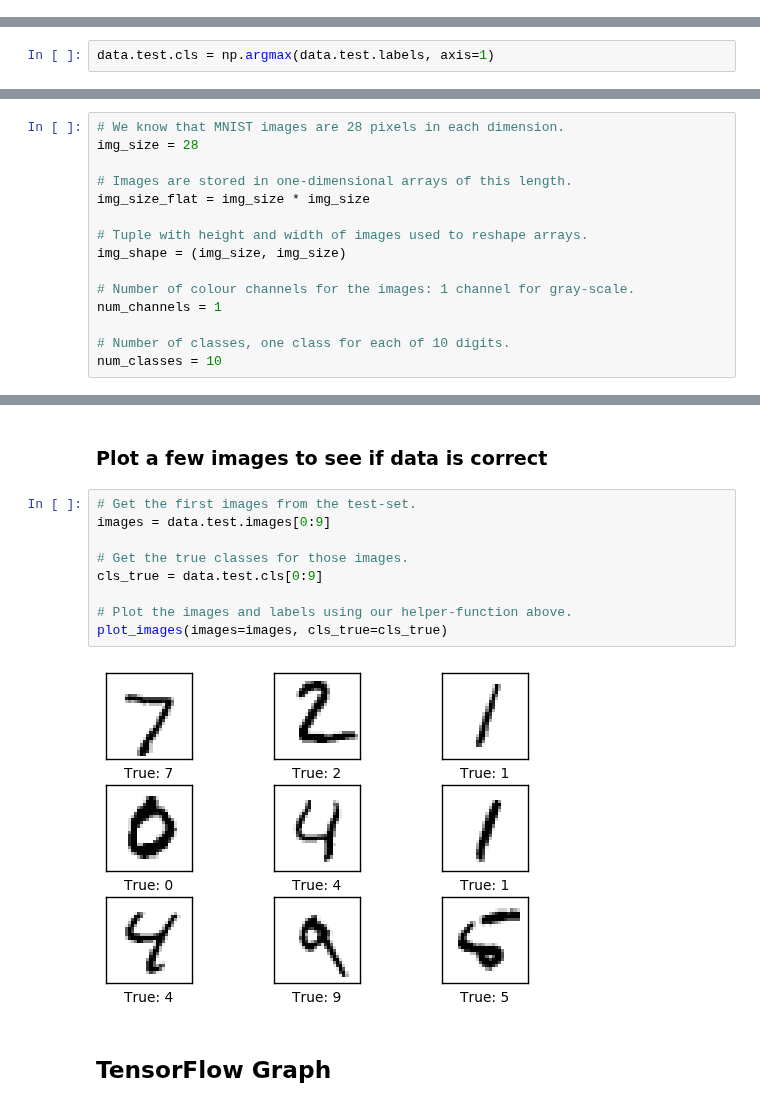
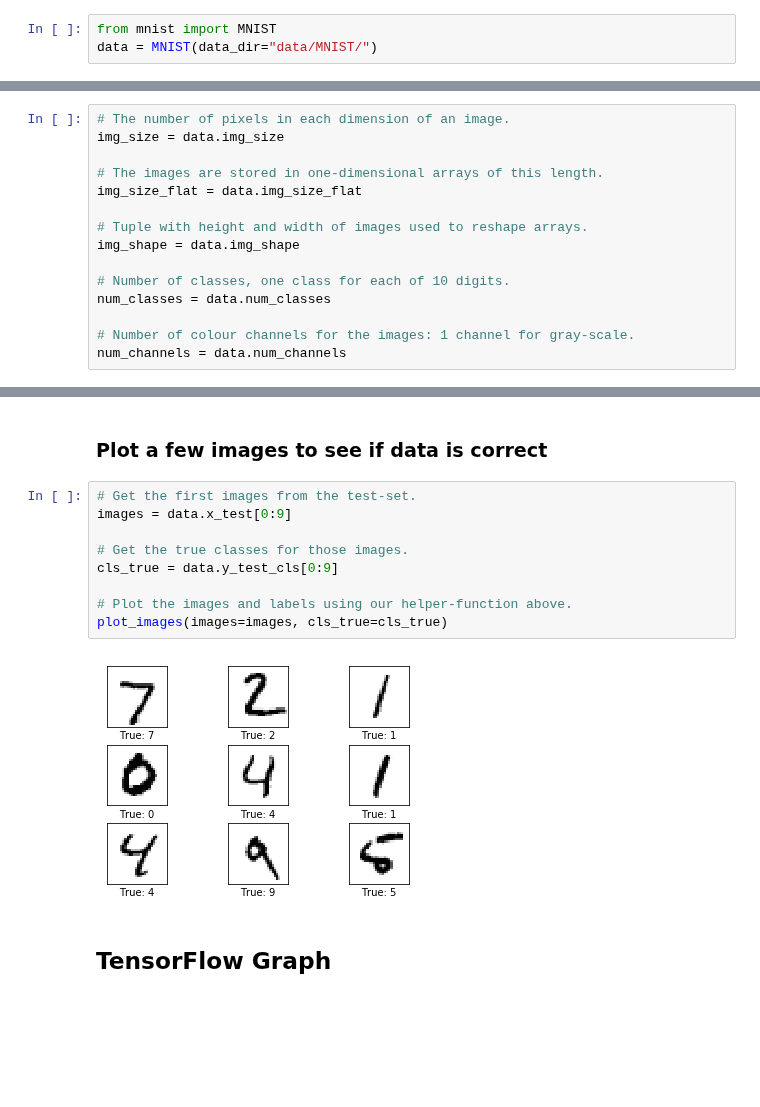
Before and after one commit to Hvass-Labs/TensorFlow-Tutorials, a Jupyter notebook: 12_Adversarial_Noise_MNIST.ipynb, the cells around one changed output, grey strips where cells are left out. Cells and saved outputs as stored; diff of their text form; blank space fills up the shorter version.

```diff
--- a/12_Adversarial_Noise_MNIST.ipynb
+++ b/12_Adversarial_Noise_MNIST.ipynb
@@ -78 +58,4 @@ Extracting data/MNIST/t10k-labels-idx1-ubyte.gz
+# %%
+from mnist import MNIST
+data = MNIST(data_dir="data/MNIST/")
 # %% [markdown]
@@ -92,2 +72,0 @@ The class-labels are One-Hot encoded, which means that each label is a vector wi
-# %%
-data.test.cls = np.argmax(data.test.labels, axis=1)
@@ -98,18 +75,18 @@ The data dimensions are used in several places in the source-code below. They ar
 # %%
-# We know that MNIST images are 28 pixels in each dimension.
-img_size = 28
+# The number of pixels in each dimension of an image.
+img_size = data.img_size
 
-# Images are stored in one-dimensional arrays of this length.
-img_size_flat = img_size * img_size
+# The images are stored in one-dimensional arrays of this length.
+img_size_flat = data.img_size_flat
 
 # Tuple with height and width of images used to reshape arrays.
-img_shape = (img_size, img_size)
+img_shape = data.img_shape
+
+# Number of classes, one class for each of 10 digits.
+num_classes = data.num_classes
 
 # Number of colour channels for the images: 1 channel for gray-scale.
-num_channels = 1
-
-# Number of classes, one class for each of 10 digits.
-num_classes = 10
+num_channels = data.num_channels
 # %% [markdown]
 ### Helper-function for plotting images
 # %% [markdown]
@@ -156,15 +133,15 @@ def plot_images(images, cls_true, cls_pred=None, noise=0.0):
 ### Plot a few images to see if data is correct
 # %%
 # Get the first images from the test-set.
-images = data.test.images[0:9]
+images = data.x_test[0:9]
 
 # Get the true classes for those images.
-cls_true = data.test.cls[0:9]
+cls_true = data.y_test_cls[0:9]
 
 # Plot the images and labels using our helper-function above.
 plot_images(images=images, cls_true=cls_true)
 # %% [output]
-[figure, old version]
+[figure, new version]
 # %% [markdown]
 ## TensorFlow Graph
 # %% [markdown]
```
Also changed, not shown: parts of 43 cells of this notebook.
